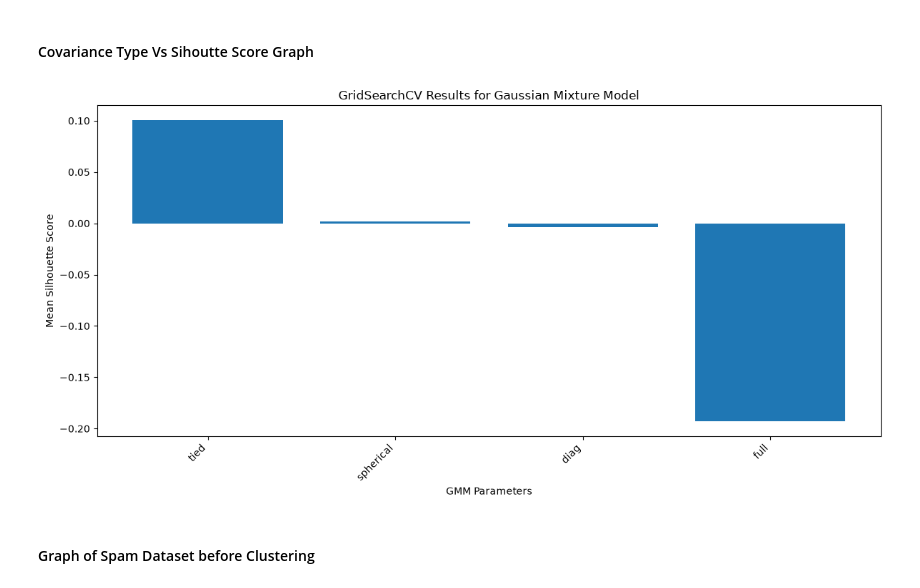
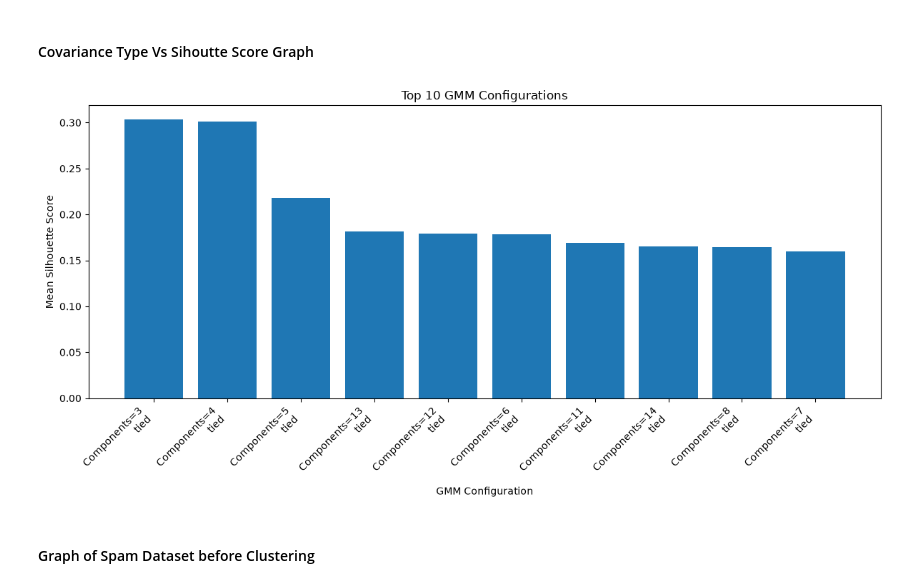
Before and after one commit to MAURXXX/Spam-Detection-using-ML-Models, a Jupyter notebook: app.ipynb, the cells around one changed output. Drawn from its saved outputs; the diff is of its cells as text; code cells hidden in the pictures.

```diff
--- a/app.ipynb
+++ b/app.ipynb
@@ -1121,14 +1192,14 @@ def gmm_silhouette_score(estimator, X, y=None):
 # %% [markdown]
 #### Training
 # %%
+# parameter_grid = {
+#     "gmm__n_components": [best_bic['n_components']],
+#     "gmm__covariance_type": [best_bic['covariance_type']]
+# }
+
 parameter_grid = {
-    "gmm__n_components": [2],
-    "gmm__covariance_type": [
-        "full",
-        "diag",
-        "tied",
-        "spherical"
-    ]
+    "gmm__n_components": list(range(2,16)),
+    "gmm__covariance_type": ["full", "tied", "diag", "spherical"]
 }
 
 cv = KFold(
@@ -1140,12 +1211,9 @@ cv = KFold(
 grid_search_gmm = GridSearchCV(
     estimator=gmm_pipeline,
     param_grid=parameter_grid,
-    scoring=gmm_silhouette_score,
+    scoring=gmm_silhouette_scorer,
     cv=cv,
     n_jobs=-1,
-    verbose=1,
-    refit=True,
-    return_train_score=True
 )
 
 grid_search_gmm.fit(X_train_pca)
@@ -1188,37 +1256,51 @@ Best Silhouette Score: 0.10025789135303054
 # %% [markdown]
 #### Covariance Type Vs Sihoutte Score Graph
 # %%
-gmm_results = pd.DataFrame(grid_search_gmm.cv_results_)
-
-gmm_results["Parameters"] = (
-    "Components=" +
-    gmm_results["param_gmm__n_components"].astype(str) +
-    "\n" +
-    gmm_results["param_gmm__covariance_type"].astype(str)
+gmm_results2 = pd.DataFrame(
+    grid_search_gmm.cv_results_
 )
 
-gmm_results = gmm_results.sort_values(
+gmm_results2["Parameters"] = (
+    "Components=" +
+    gmm_results2["param_gmm__n_components"].astype(str) +
+    "\n" +
+    gmm_results2["param_gmm__covariance_type"].astype(str)
+)
+
+gmm_results2 = gmm_results2.sort_values(
     by="mean_test_score",
     ascending=False
 )
 
-plt.figure(figsize=(12,6))
+top_gmm_results = (
+    gmm_results2
+    .sort_values(
+        by="mean_test_score",
+        ascending=False
+    )
+    .head(10)
+)
+
+plt.figure(figsize=(12, 6))
 
 plt.bar(
-    gmm_results["param_gmm__covariance_type"],
-    gmm_results["mean_test_score"]
+    top_gmm_results["Parameters"],
+    top_gmm_results["mean_test_score"]
 )
 
-plt.xticks(rotation=45, ha="right")
+plt.xticks(
+    rotation=45,
+    ha="right"
+)
 
 plt.ylabel("Mean Silhouette Score")
-plt.xlabel("GMM Parameters")
-plt.title("GridSearchCV Results for Gaussian Mixture Model")
+plt.xlabel("GMM Configuration")
+plt.title("Top 10 GMM Configurations")
 
 plt.tight_layout()
 plt.show()
 # %% [output]
-[figure, old version]
+[figure, new version]
 # %% [markdown]
 #### Graph of Spam Dataset before Clustering
 # %%
```
Also changed, not shown: parts of 55 cells of this notebook.
